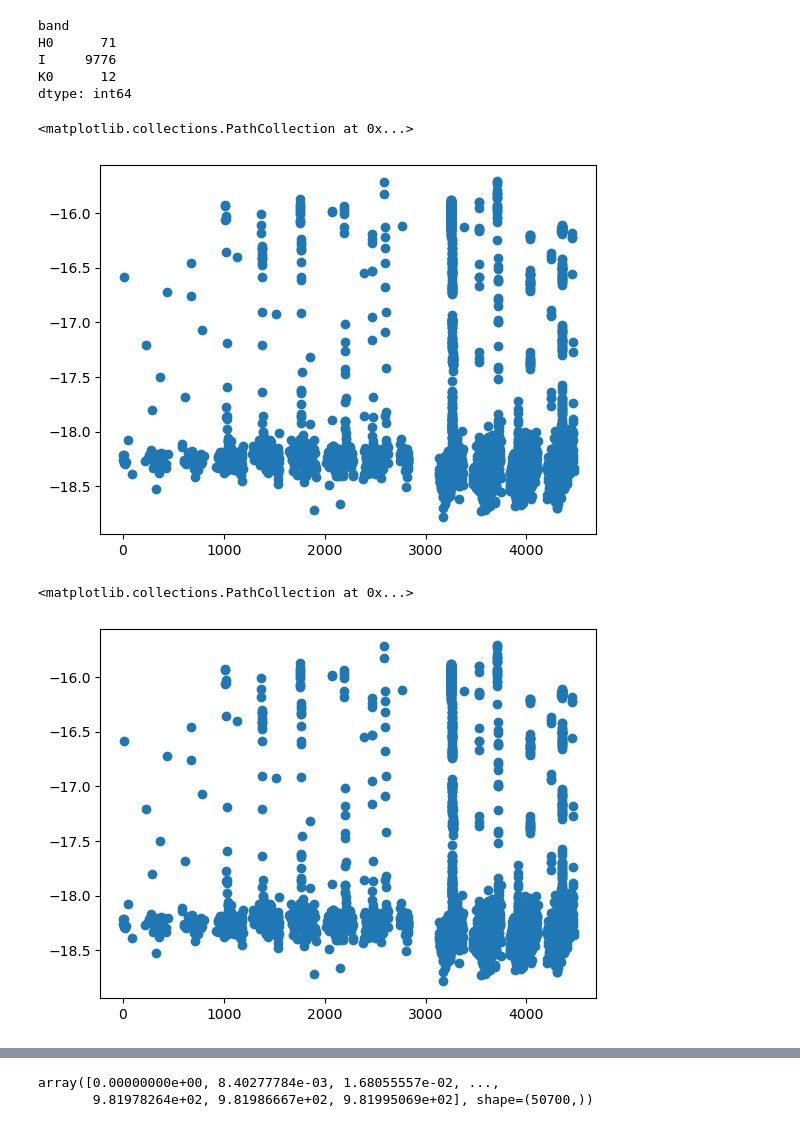
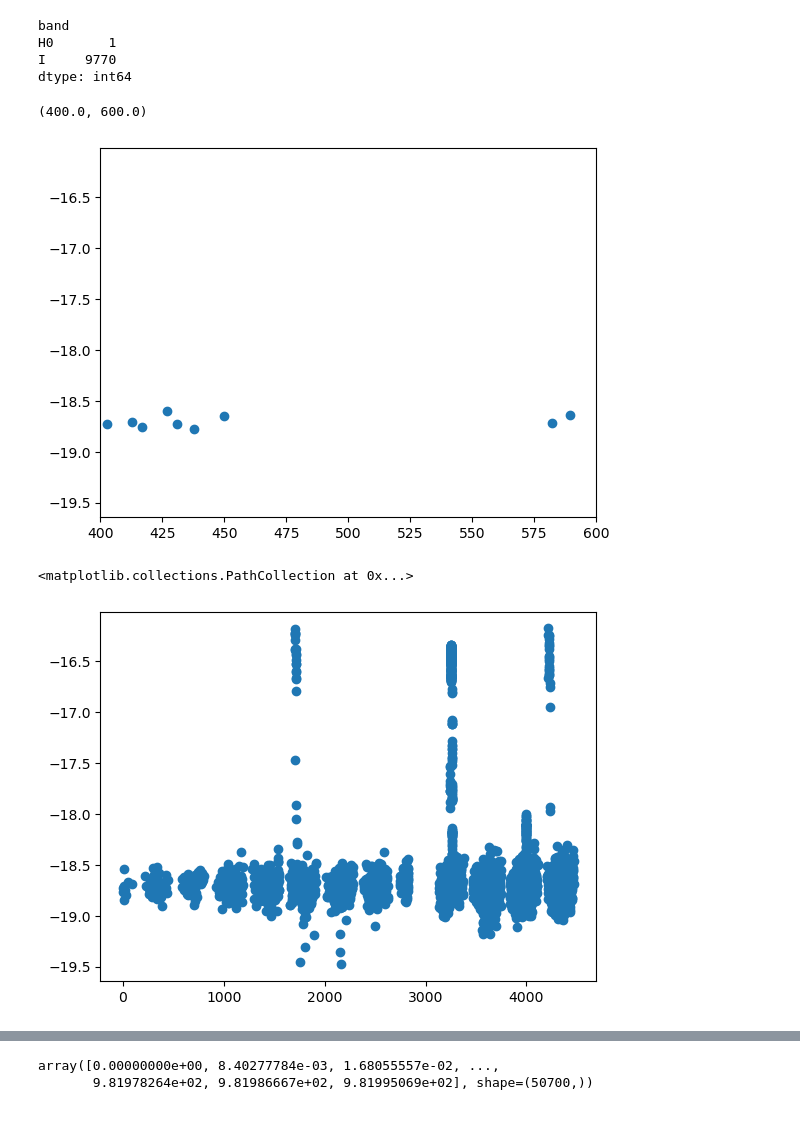
Before and after one commit to Somayeh91/Roman_lc_gen, a Jupyter notebook: example_OGLE_to_Roman_time_sampling.ipynb, the cells around one changed output, grey strips where cells are left out. Saved outputs shown, nothing was run; the diff lists cells and outputs as text; code cells hidden in the pictures.

```diff
--- a/example_OGLE_to_Roman_time_sampling.ipynb
+++ b/example_OGLE_to_Roman_time_sampling.ipynb
@@ -24,7 +24,7 @@ home = str(Path.home())
 # Define variable type and ID
 tp = 'DN'
 file_format = '.dat'
-id_ = '0001'
+id_ = '0002'
 # %%
 # Set directory paths and read period data
 tp = 'DN'
@@ -57,8 +66,9 @@ Roman_max_short_time = max(Roman_sampling_short)
 # %%
 # Identify data file and extract period information
-index = np.where(direc_list == name)[0][0]
+i = 0
+index = np.where(direc_list == name)[0][i]
 path = direc_list[index]
-ID = path.split('/')[-1].split('_')[0]
+ID = path.split('/')[-1].split('_')[i]
 band = 'I'
 if not tp == 'DN':
     period = float(list_periods[list_periods[:, 0] == ID][0][1])
@@ -80,22 +90,22 @@ if len(df) < 10:
 df = df.reset_index(drop=True)
 # %% [output]
 band
-H0      71
-I     9776
-K0      12
+H0       1
+I     9770
 dtype: int64
 # %%
 df = df_[df_.band == 'I']
 # %%
 plt.scatter(df.t,
             -1*df.m)
+plt.xlim(400, 600)
 # %% [output]
-<matplotlib.collections.PathCollection at 0x...>
+(400.0, 600.0)
-[figure, old version]
+[figure, new version]
 # %%
 inds = np.where(np.diff(df.t.values)>50)[0]
 # %%
 plt.scatter(df.t, -1*df.m)
 # %% [output]
 <matplotlib.collections.PathCollection at 0x...>
-[figure, old version]
+[figure, new version]
```
Also changed, not shown: parts of 25 cells of this notebook, 9 other files.
